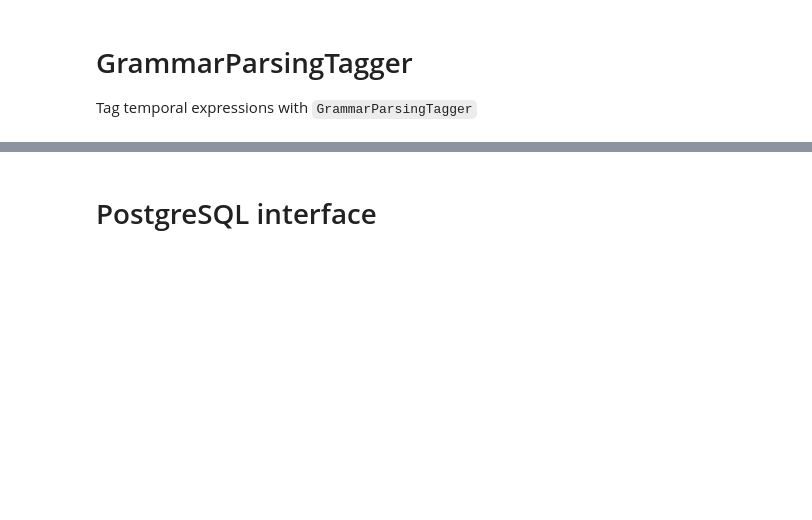
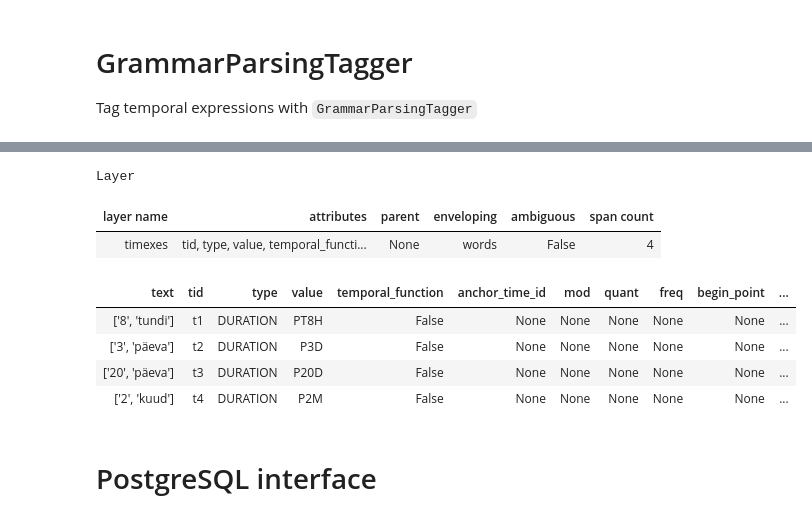
Before and after one commit to estnltk/presentation, a Jupyter notebook: 2019-10_pycon_paul_tammo/2019-10_pycon_paul_tammo.ipynb, the cells around one changed output, grey strips where cells are left out. Drawn from its saved outputs; the diff is of its cells as text; code cells hidden in the pictures; blank space fills up the shorter version.

```diff
--- a/2019-10_pycon_paul_tammo/2019-10_pycon_paul_tammo.ipynb
+++ b/2019-10_pycon_paul_tammo/2019-10_pycon_paul_tammo.ipynb
@@ -157,3 +180,14 @@ text.temporal_expressions.display(mapping_dict={'background': lambda s: 'yellow'
+# %%
+text.timexes
+# %% [output]
+Layer
+| layer name | attributes | parent | enveloping | ambiguous | span count |
+| timexes | tid, type, value, temporal_functi... | None | words | False | 4 |
+| text | tid | type | value | temporal_function | anchor_time_id | mod | quant | freq | begin_point | ... |
+| ['8', 'tundi'] | t1 | DURATION | PT8H | False | None | None | None | None | None | ... |
+| ['3', 'päeva'] | t2 | DURATION | P3D | False | None | None | None | None | None | ... |
+| ['20', 'päeva'] | t3 | DURATION | P20D | False | None | None | None | None | None | ... |
+| ['2', 'kuud'] | t4 | DURATION | P2M | False | None | None | None | None | None | ... |
 # %% [markdown]
 # PostgreSQL interface
 # %% [markdown]
```
Also changed, not shown: parts of 10 cells of this notebook.
